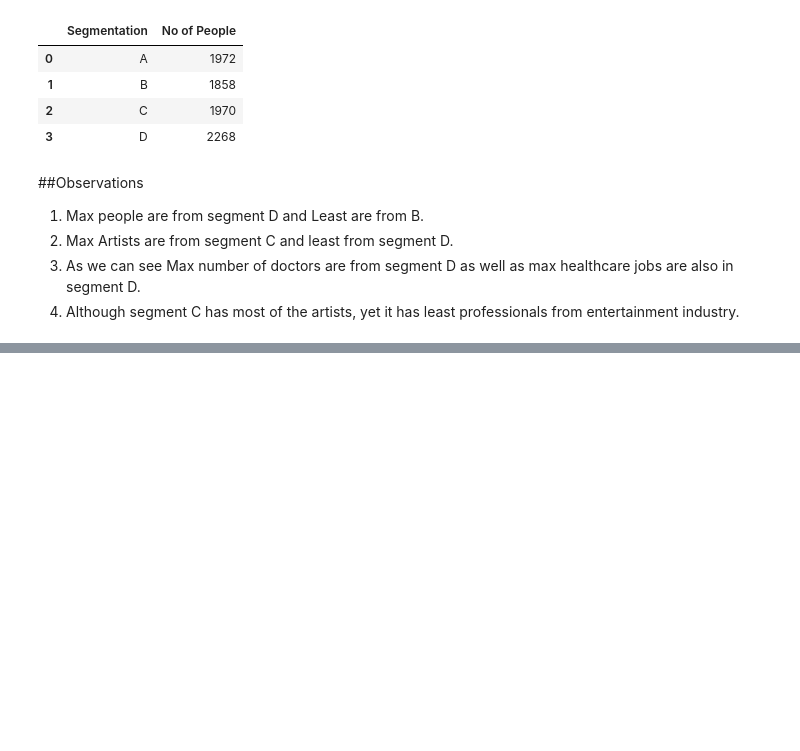
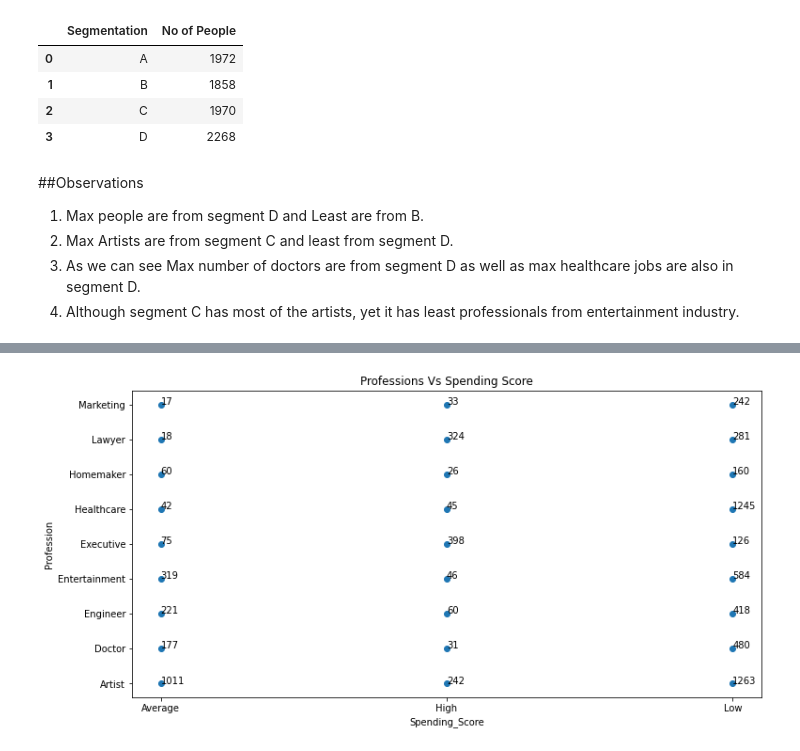
Before and after one commit to Misudhari/Market-Segmentation, a Jupyter notebook: Market_Segmentation_EDA.ipynb, the cells around one changed output, grey strips where cells are left out. Drawn from its saved outputs; the diff is of its cells as text; code cells hidden in the pictures; blank space fills up the shorter version.

```diff
--- a/Market_Segmentation_EDA.ipynb
+++ b/Market_Segmentation_EDA.ipynb
@@ -254,0 +226,3 @@ SegXProf.head()
+# %%
+Spend_score = df.groupby(['Spending_Score', 'Profession']).size().reset_index().rename(columns={0:'Records'})
+Spend_score['Spending_Score']
@@ -254,0 +247,10 @@ SegXProf.head()
+# %%
+colors = ['yellow' , 'red', 'green']
+plt.scatter(Spend_score['Spending_Score'], Spend_score['Profession'])
+plt.xlabel('Spending_Score')
+plt.ylabel('Profession')
+plt.title("Professions Vs Spending Score")
+for i, label in enumerate(Spend_score.Records):
+    plt.annotate(label, (Spend_score['Spending_Score'][i], Spend_score['Profession'][i]))
+# %% [output]
+[figure, added]
```
Also changed, not shown: parts of 13 cells of this notebook.
